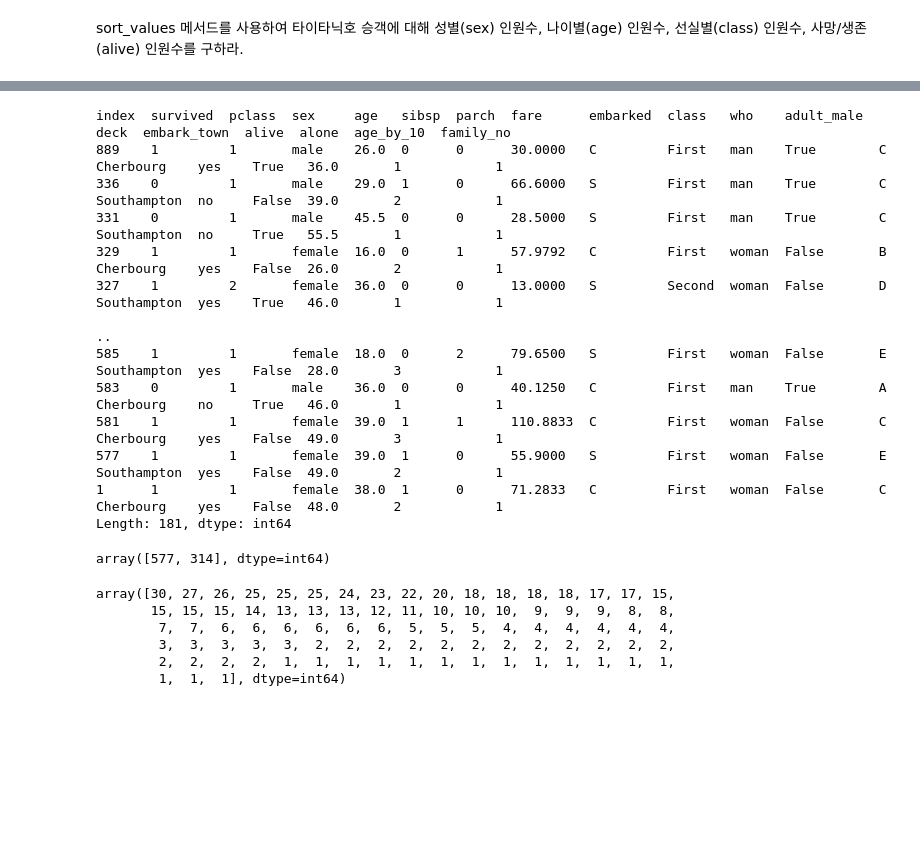
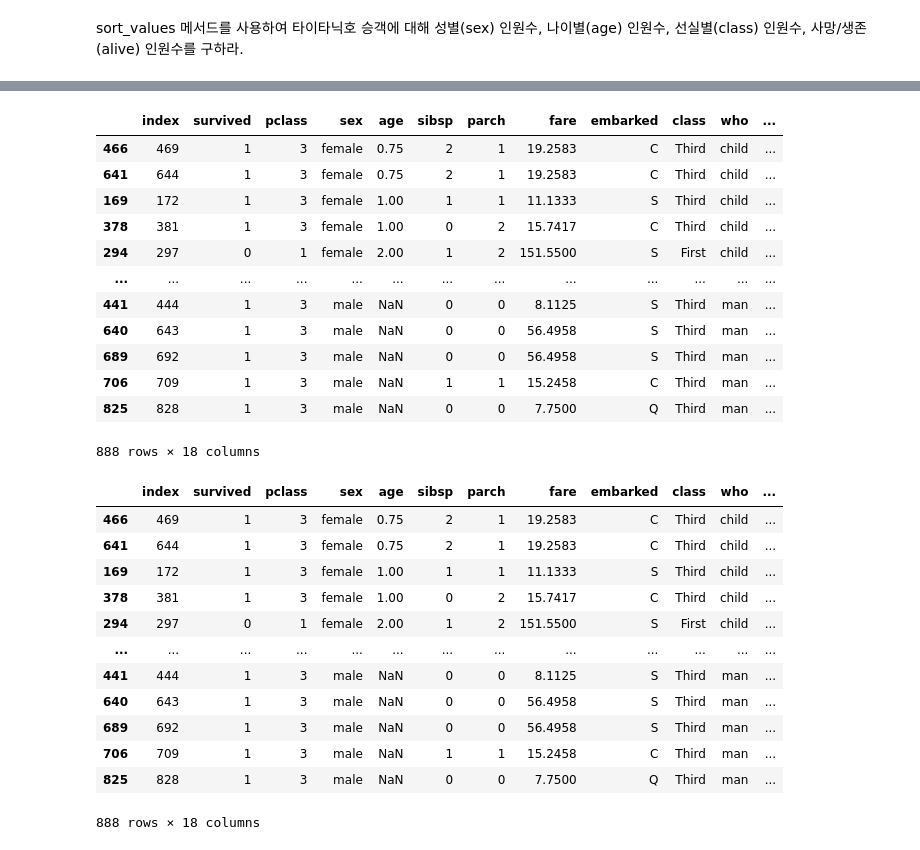
Before and after one commit to Supreme-YS/data_analysis, a Jupyter notebook: Pandas[02].ipynb, the cells around one changed output, grey strips where cells are left out. Cells and saved outputs as stored; diff of their text form; code cells hidden in the pictures; blank space fills up the shorter version.

```diff
--- a/Pandas[02].ipynb
+++ b/Pandas[02].ipynb
@@ -749,0 +777,9 @@ sort_values 메서드를 사용하여 타이타닉호 승객에 대해 성별(se
+# %%
+datasets_count = datasets_reset_idx_df.sort_values(by=['sex', 'age', 'class', 'alive'], ascending=True)
+print(datasets_count['sex'].value_counts())
+print('**'*50)
+print(datasets_count['age'].value_counts())
+print('**'*50)
+print(datasets_count['class'].value_counts())
+print('**'*50)
+print(datasets_count['alive'].value_counts())
@@ -750,29 +804,32 @@ sort_values 메서드를 사용하여 타이타닉호 승객에 대해 성별(se
+# %%
+datasets_count
+# %% [output]
+|  | index | survived | pclass | sex | age | sibsp | parch | fare | embarked | class | who | ... |
+| 466 | 469 | 1 | 3 | female | 0.75 | 2 | 1 | 19.2583 | C | Third | child | ... |
+| 641 | 644 | 1 | 3 | female | 0.75 | 2 | 1 | 19.2583 | C | Third | child | ... |
+| 169 | 172 | 1 | 3 | female | 1.00 | 1 | 1 | 11.1333 | S | Third | child | ... |
+| 378 | 381 | 1 | 3 | female | 1.00 | 0 | 2 | 15.7417 | C | Third | child | ... |
+| 294 | 297 | 0 | 1 | female | 2.00 | 1 | 2 | 151.5500 | S | First | child | ... |
+| ... | ... | ... | ... | ... | ... | ... | ... | ... | ... | ... | ... | ... |
+| 441 | 444 | 1 | 3 | male | NaN | 0 | 0 | 8.1125 | S | Third | man | ... |
+| 640 | 643 | 1 | 3 | male | NaN | 0 | 0 | 56.4958 | S | Third | man | ... |
+| 689 | 692 | 1 | 3 | male | NaN | 0 | 0 | 56.4958 | S | Third | man | ... |
+| 706 | 709 | 1 | 3 | male | NaN | 1 | 1 | 15.2458 | C | Third | man | ... |
+| 825 | 828 | 1 | 3 | male | NaN | 0 | 0 | 7.7500 | Q | Third | man | ... |
+888 rows × 18 columns
 # %%
-datasets_reset_idx_df.sort_values(by='sex')
+datasets_reset_idx_df.sort_values(by=['sex', 'age', 'class', 'alive'], ascending=True)
 # %% [output]
+|  | index | survived | pclass | sex | age | sibsp | parch | fare | embarked | class | who | ... |
+| 466 | 469 | 1 | 3 | female | 0.75 | 2 | 1 | 19.2583 | C | Third | child | ... |
+| 641 | 644 | 1 | 3 | female | 0.75 | 2 | 1 | 19.2583 | C | Third | child | ... |
+| 169 | 172 | 1 | 3 | female | 1.00 | 1 | 1 | 11.1333 | S | Third | child | ... |
+| 378 | 381 | 1 | 3 | female | 1.00 | 0 | 2 | 15.7417 | C | Third | child | ... |
+| 294 | 297 | 0 | 1 | female | 2.00 | 1 | 2 | 151.5500 | S | First | child | ... |
+| ... | ... | ... | ... | ... | ... | ... | ... | ... | ... | ... | ... | ... |
+| 441 | 444 | 1 | 3 | male | NaN | 0 | 0 | 8.1125 | S | Third | man | ... |
+| 640 | 643 | 1 | 3 | male | NaN | 0 | 0 | 56.4958 | S | Third | man | ... |
+| 689 | 692 | 1 | 3 | male | NaN | 0 | 0 | 56.4958 | S | Third | man | ... |
+| 706 | 709 | 1 | 3 | male | NaN | 1 | 1 | 15.2458 | C | Third | man | ... |
+| 825 | 828 | 1 | 3 | male | NaN | 0 | 0 | 7.7500 | Q | Third | man | ... |
-index  survived  pclass  sex     age   sibsp  parch  fare      embarked  class   who    adult_male  deck  embark_town  alive  alone  age_by_10  family_no
-889    1         1       male    26.0  0      0      30.0000   C         First   man    True        C     Cherbourg    yes    True   36.0       1            1
-336    0         1       male    29.0  1      0      66.6000   S         First   man    True        C     Southampton  no     False  39.0       2            1
-331    0         1       male    45.5  0      0      28.5000   S         First   man    True        C     Southampton  no     True   55.5       1            1
-329    1         1       female  16.0  0      1      57.9792   C         First   woman  False       B     Cherbourg    yes    False  26.0       2            1
-327    1         2       female  36.0  0      0      13.0000   S         Second  woman  False       D     Southampton  yes    True   46.0       1            1
-                                                                                                                                                            ..
-585    1         1       female  18.0  0      2      79.6500   S         First   woman  False       E     Southampton  yes    False  28.0       3            1
-583    0         1       male    36.0  0      0      40.1250   C         First   man    True        A     Cherbourg    no     True   46.0       1            1
-581    1         1       female  39.0  1      1      110.8833  C         First   woman  False       C     Cherbourg    yes    False  49.0       3            1
-577    1         1       female  39.0  1      0      55.9000   S         First   woman  False       E     Southampton  yes    False  49.0       2            1
-1      1         1       female  38.0  1      0      71.2833   C         First   woman  False       C     Cherbourg    yes    False  48.0       2            1
-Length: 181, dtype: int64
+888 rows × 18 columns
-# %%
-datasets['sex'].value_counts().values
-# %% [output]
-array([577, 314], dtype=int64)
-# %%
-datasets['age'].value_counts().values
-# %% [output]
-array([30, 27, 26, 25, 25, 25, 24, 23, 22, 20, 18, 18, 18, 18, 17, 17, 15,
-       15, 15, 15, 14, 13, 13, 13, 12, 11, 10, 10, 10,  9,  9,  9,  8,  8,
-        7,  7,  6,  6,  6,  6,  6,  6,  5,  5,  5,  4,  4,  4,  4,  4,  4,
-        3,  3,  3,  3,  3,  2,  2,  2,  2,  2,  2,  2,  2,  2,  2,  2,  2,
-        2,  2,  2,  2,  1,  1,  1,  1,  1,  1,  1,  1,  1,  1,  1,  1,  1,
-        1,  1,  1], dtype=int64)
```
Also changed, not shown: parts of 3 cells of this notebook.
